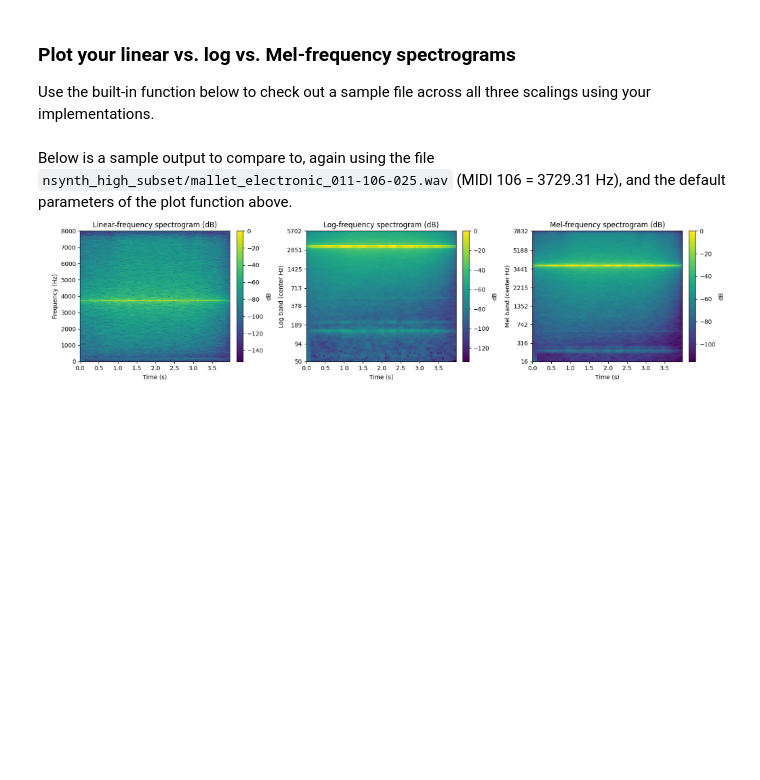
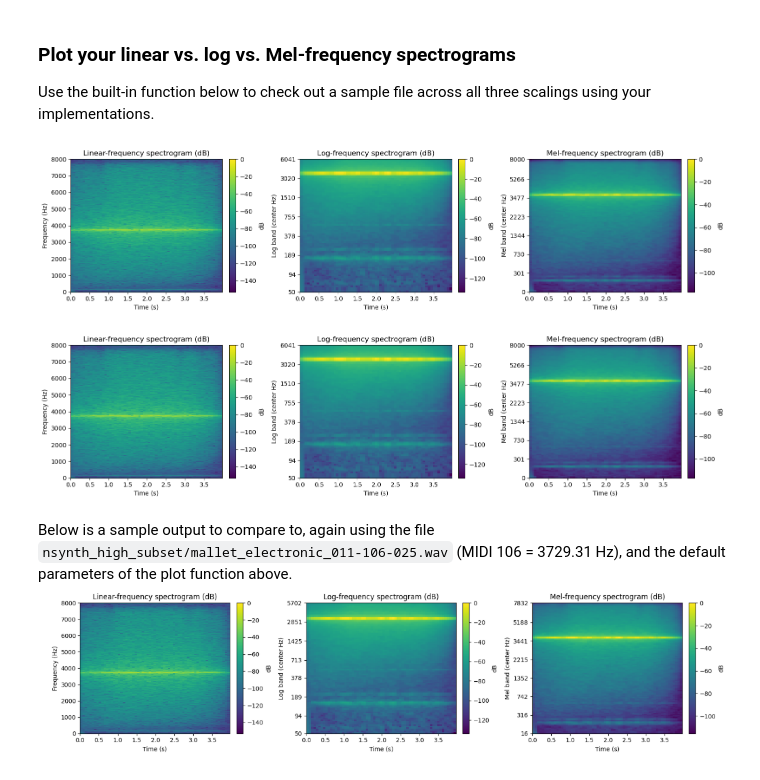
Before and after one commit to RobertTylman/nyu-csgy6933-ML26, a Jupyter notebook: assignment2/assignment2_student.ipynb, the cells around one changed output. Saved outputs shown, nothing was run; the diff lists cells and outputs as text; code cells hidden in the pictures; blank space fills up the shorter version.

```diff
--- a/assignment2/assignment2_student.ipynb
+++ b/assignment2/assignment2_student.ipynb
@@ -847,6 +1074,10 @@ def plot_all_spectrograms(
     return fig
 # %%
 # ❗ TODO ❗ Plot a linear vs. log vs. Mel-frequency spectrogram on a sample file
+plot_all_spectrograms(file_path_tester)
+# %% [output]
+[figure, added]
+[figure, added]
 # %% [markdown]
 Below is a sample output to compare to, again using the file `nsynth_high_subset/mallet_electronic_011-106-025.wav` (MIDI 106 = 3729.31 Hz), and the default parameters of the plot function above.
 ![Screenshot 2026-02-11 at 12.47.38 AM.png](embedded-picture-1)
```
Also changed, not shown: parts of 16 cells of this notebook.
